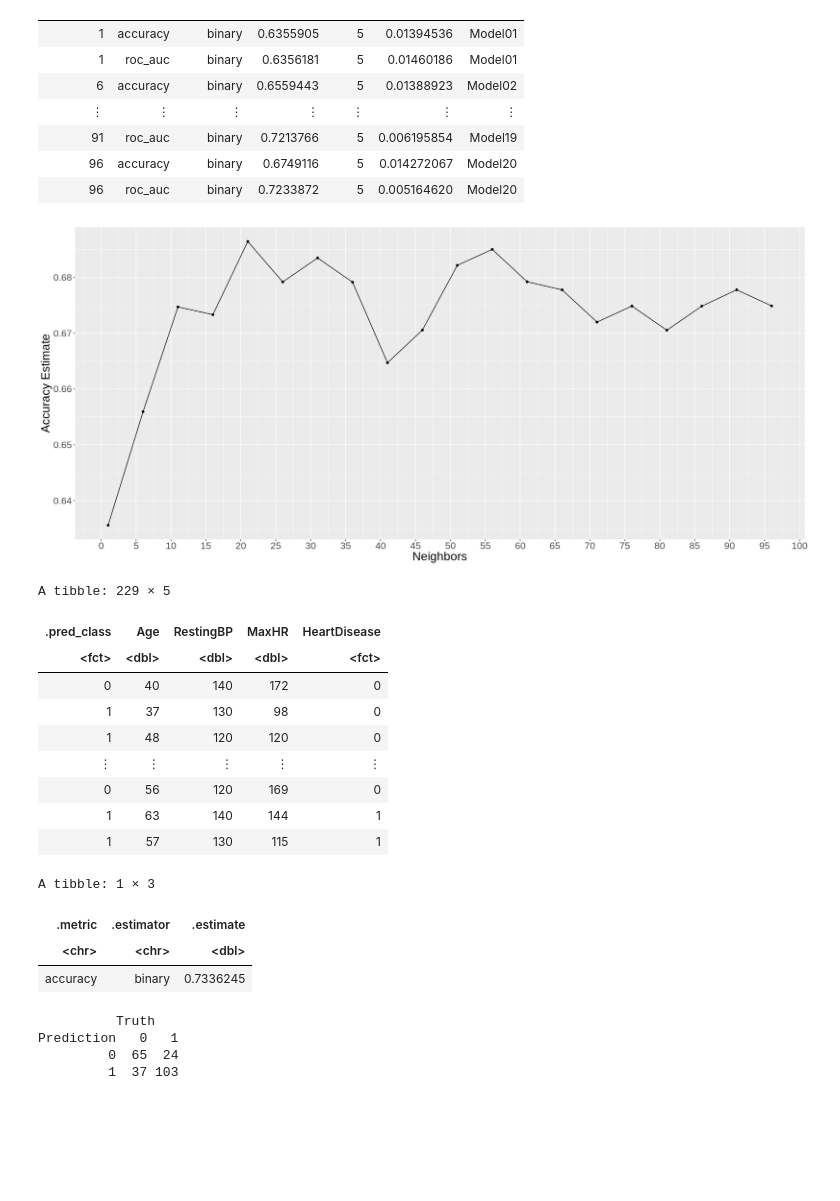
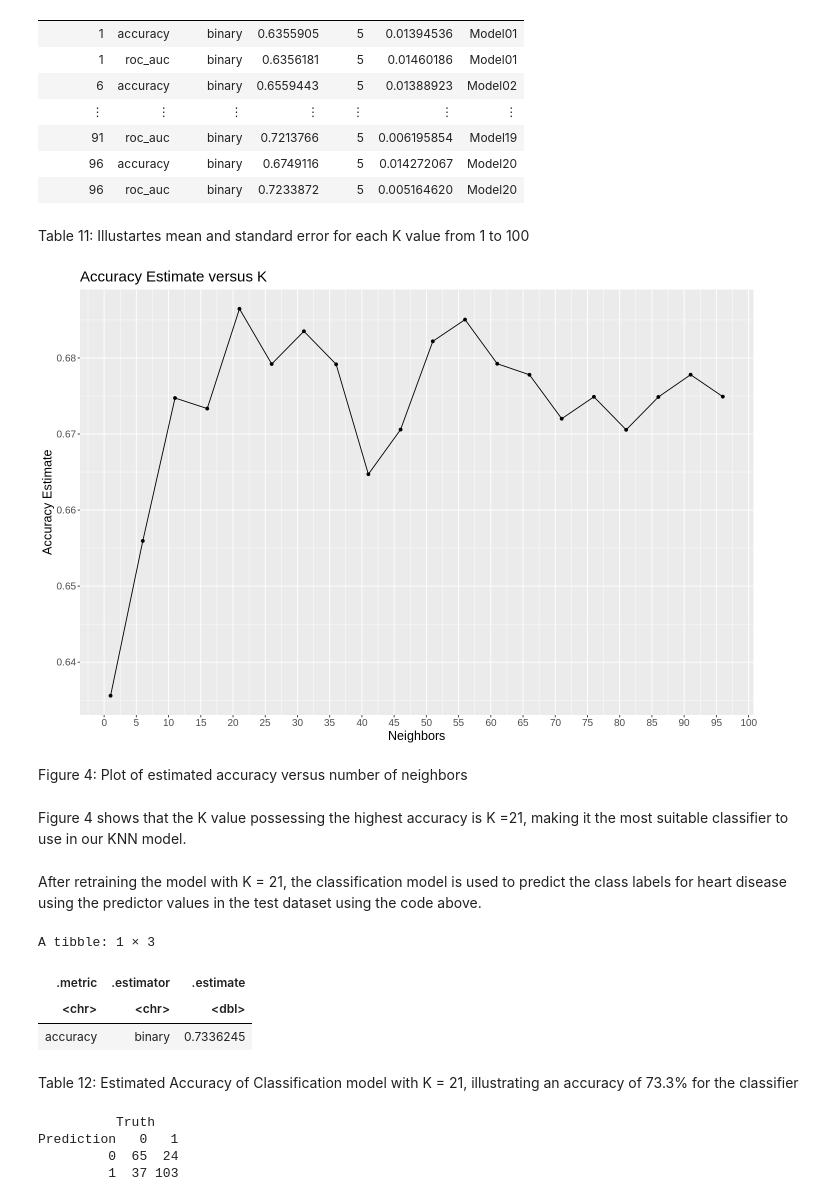
Before and after one commit to amasood01/Heart-Failure-Data--DSCI100, a Jupyter notebook: Group_project_report.ipynb, the cells around one changed output. Cells and saved outputs as stored; diff of their text form; code cells hidden in the pictures; blank space fills up the shorter version.

```diff
--- a/Group_project_report.ipynb
+++ b/Group_project_report.ipynb
@@ -237,21 +291,27 @@ A tibble: 40 × 7
 | 91 | roc_auc | binary | 0.7213766 | 5 | 0.006195854 | Model19 |
 | 96 | accuracy | binary | 0.6749116 | 5 | 0.014272067 | Model20 |
 | 96 | roc_auc | binary | 0.7233872 | 5 | 0.005164620 | Model20 |
+# %% [markdown]
+Table 11: Illustartes mean and standard error for each K value from 1 to 100
 # %%
-set.seed(2000)
 accuracies <- heart_workflow %>%
 filter(.metric == "accuracy")
 
 
+options(repr.plot.width = 12, repr.plot.height = 8)
 accuracy_versus_k <- ggplot(accuracies, aes(x = neighbors, y = mean))+
  geom_point() +
  geom_line() +
- labs(x = "Neighbors", y = "Accuracy Estimate") +
+ labs(x = "Neighbors", y = "Accuracy Estimate", title = "Accuracy Estimate versus K") +
  scale_x_continuous(breaks = seq(0, 100, by = 5))+
-theme(text=element_text(size=20))
+theme(text=element_text(size=15))
 accuracy_versus_k
 # %% [output]
-[figure, old version]
+[figure, new version]
+# %% [markdown]
+Figure 4: Plot of estimated accuracy versus number of neighbors
+# %% [markdown]
+Figure 4 shows that the K value possessing the highest accuracy is K =21, making it the most suitable classifier to use in our KNN model.
 # %%
 heart_spec_2 <- nearest_neighbor(weight_func = "rectangular", neighbors = 21 ) %>%
   set_engine("kknn") %>%
@@ -264,18 +324,8 @@ heart_fit <- workflow() %>%
 # %%
-heart_test_predictions <- predict(heart_fit, heart_test) %>%
-  bind_cols(heart_test)
-heart_test_predictions
+heart_test_predictions <- predict(heart_fit, heart_test_2) %>%
+  bind_cols(heart_test_2)
-# %% [output]
-A tibble: 229 × 5
-| .pred_class | Age | RestingBP | MaxHR | HeartDisease |
-| <fct> | <dbl> | <dbl> | <dbl> | <fct> |
-| 0 | 40 | 140 | 172 | 0 |
-| 1 | 37 | 130 | 98 | 0 |
-| 1 | 48 | 120 | 120 | 0 |
-| ⋮ | ⋮ | ⋮ | ⋮ | ⋮ |
-| 0 | 56 | 120 | 169 | 0 |
-| 1 | 63 | 140 | 144 | 1 |
-| 1 | 57 | 130 | 115 | 1 |
+# %% [markdown]
+After retraining the model with K = 21, the classification model is used to predict the class labels for heart disease using the predictor values in the test dataset using the code above.
 # %%
 heart_test_accuracy <- heart_test_predictions %>%
   metrics(truth = HeartDisease, estimate = .pred_class) %>%
@@ -286,6 +336,8 @@ A tibble: 1 × 3
 | .metric | .estimator | .estimate |
 | <chr> | <chr> | <dbl> |
 | accuracy | binary | 0.7336245 |
+# %% [markdown]
+Table 12: Estimated Accuracy of Classification model with K = 21, illustrating an accuracy of 73.3% for the classifier
 # %%
 confusion <- heart_test_predictions %>%
              conf_mat(truth = HeartDisease, estimate = .pred_class)
```
Also changed, not shown: parts of 48 cells of this notebook.
